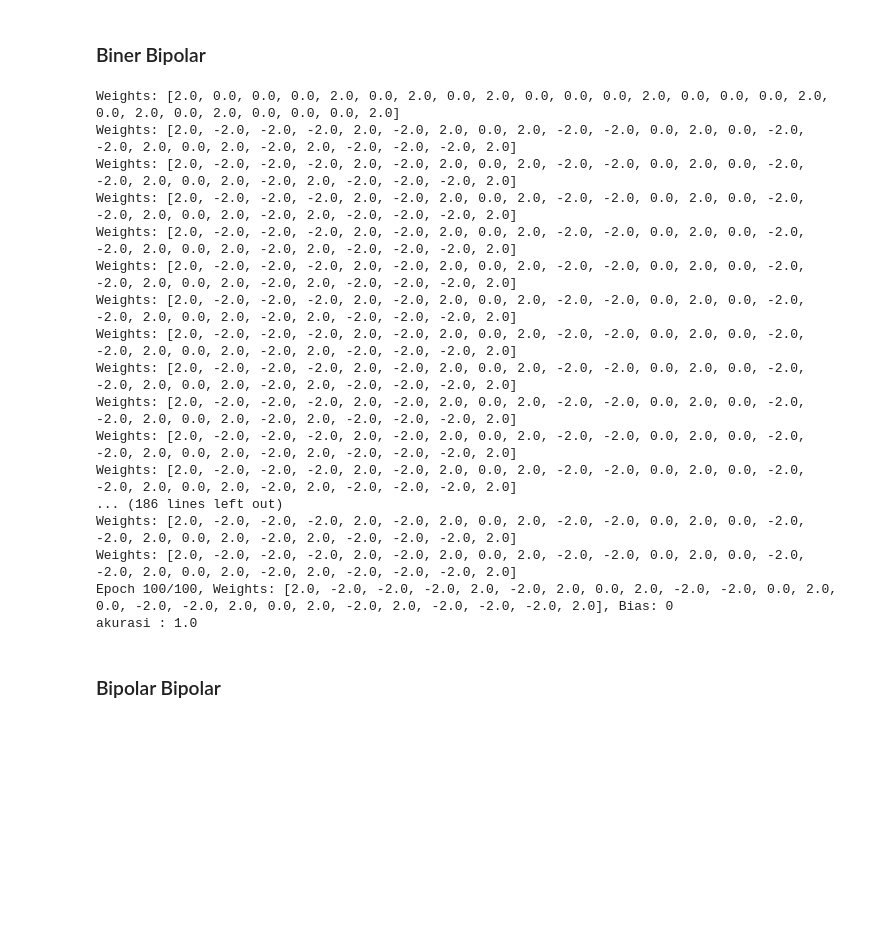
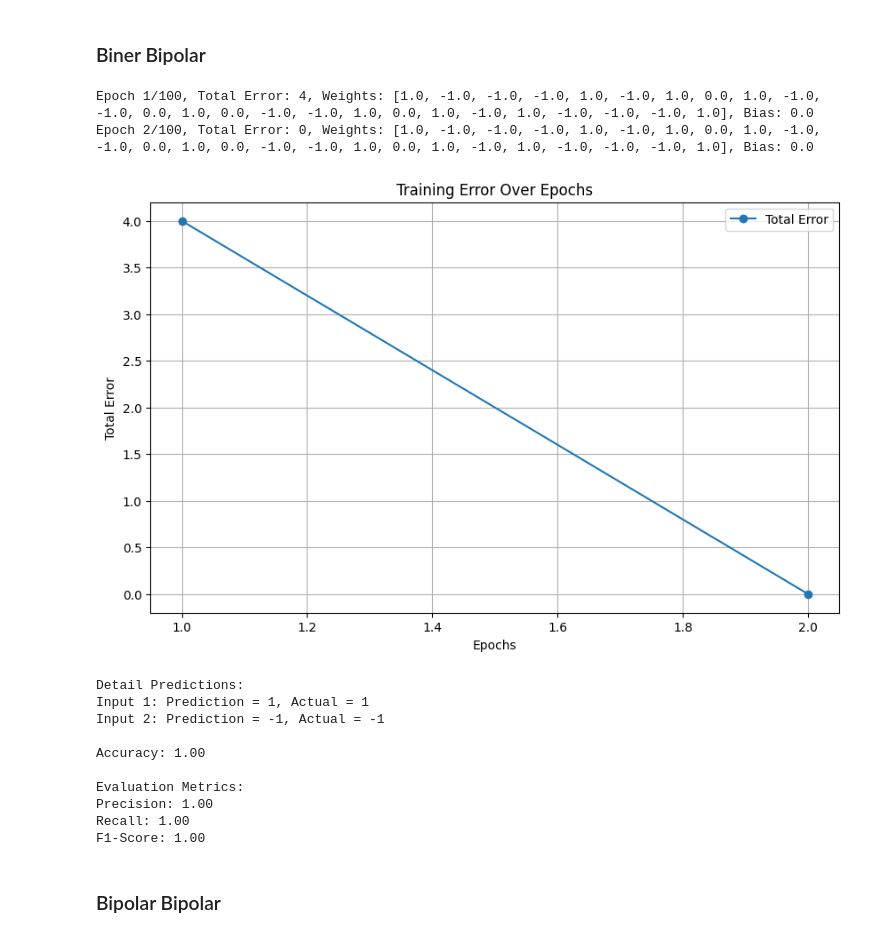
Before and after one commit to Ndraaa15/College-Task-Artificial-Neural-Network, a Jupyter notebook: Perceptron/LKK2_JSTG2.ipynb, the cells around one changed output. Cells and saved outputs as stored; diff of their text form; code cells hidden in the pictures; blank space fills up the shorter version.

```diff
--- a/Perceptron/LKK2_JSTG2.ipynb
+++ b/Perceptron/LKK2_JSTG2.ipynb
@@ -491,38 +478,44 @@ akurasi : 1.0
 # %%
 X = np.array([
   [1, 0, 0, 0, 1, 0, 1, 0, 1, 0, 0, 0, 1, 0, 0, 0, 1, 0, 1, 0, 1, 0, 0, 0, 1],
   [0, 1, 1, 1, 0, 1, 0, 0, 0, 1, 1, 0, 0, 0, 1, 1, 0, 0, 0, 1, 0, 1, 1, 1, 0],
 ])
 
 y = np.array([1, -1])
 
 
 X_test = np.array([
   [1, 0, 0, 0, 1, 0, 1, 0, 1, 0, 0, 0, 0, 0, 0, 0, 1, 0, 1, 0, 1, 0, 0, 0, 1],
   [0, 1, 1, 1, 0, 1, 0, 0, 0, 1, 0, 0, 0, 0, 0, 1, 0, 0, 0, 1, 0, 1, 1, 1, 0],
 ])
 
-perceptron = Perceptron(input_size=25, learning_rate=1, epochs=100, activation_function=bipolar_step)
+# Perceptron Training and Evaluation
+perceptron = Perceptron(input_size=25, learning_rate=0.5, epochs=100, activation_function=bipolar_step)
 perceptron.train(X, y)
-print(f"akurasi : {perceptron.evaluate(X, y)}")
+
+# Plot Training Error
+perceptron.plot_errors()
+
+# Evaluate Model
+accuracy, predictions = perceptron.evaluate(X_test, y)
+print(f"\nAccuracy: {accuracy:.2f}")
+
+# Calculate and Print Metrics
+calculate_metrics(y, predictions)
 # %% [output]
-Weights: [2.0, 0.0, 0.0, 0.0, 2.0, 0.0, 2.0, 0.0, 2.0, 0.0, 0.0, 0.0, 2.0, 0.0, 0.0, 0.0, 2.0, 0.0, 2.0, 0.0, 2.0, 0.0, 0.0, 0.0, 2.0]
-Weights: [2.0, -2.0, -2.0, -2.0, 2.0, -2.0, 2.0, 0.0, 2.0, -2.0, -2.0, 0.0, 2.0, 0.0, -2.0, -2.0, 2.0, 0.0, 2.0, -2.0, 2.0, -2.0, -2.0, -2.0, 2.0]
-Weights: [2.0, -2.0, -2.0, -2.0, 2.0, -2.0, 2.0, 0.0, 2.0, -2.0, -2.0, 0.0, 2.0, 0.0, -2.0, -2.0, 2.0, 0.0, 2.0, -2.0, 2.0, -2.0, -2.0, -2.0, 2.0]
-Weights: [2.0, -2.0, -2.0, -2.0, 2.0, -2.0, 2.0, 0.0, 2.0, -2.0, -2.0, 0.0, 2.0, 0.0, -2.0, -2.0, 2.0, 0.0, 2.0, -2.0, 2.0, -2.0, -2.0, -2.0, 2.0]
-Weights: [2.0, -2.0, -2.0, -2.0, 2.0, -2.0, 2.0, 0.0, 2.0, -2.0, -2.0, 0.0, 2.0, 0.0, -2.0, -2.0, 2.0, 0.0, 2.0, -2.0, 2.0, -2.0, -2.0, -2.0, 2.0]
-Weights: [2.0, -2.0, -2.0, -2.0, 2.0, -2.0, 2.0, 0.0, 2.0, -2.0, -2.0, 0.0, 2.0, 0.0, -2.0, -2.0, 2.0, 0.0, 2.0, -2.0, 2.0, -2.0, -2.0, -2.0, 2.0]
-Weights: [2.0, -2.0, -2.0, -2.0, 2.0, -2.0, 2.0, 0.0, 2.0, -2.0, -2.0, 0.0, 2.0, 0.0, -2.0, -2.0, 2.0, 0.0, 2.0, -2.0, 2.0, -2.0, -2.0, -2.0, 2.0]
-Weights: [2.0, -2.0, -2.0, -2.0, 2.0, -2.0, 2.0, 0.0, 2.0, -2.0, -2.0, 0.0, 2.0, 0.0, -2.0, -2.0, 2.0, 0.0, 2.0, -2.0, 2.0, -2.0, -2.0, -2.0, 2.0]
-Weights: [2.0, -2.0, -2.0, -2.0, 2.0, -2.0, 2.0, 0.0, 2.0, -2.0, -2.0, 0.0, 2.0, 0.0, -2.0, -2.0, 2.0, 0.0, 2.0, -2.0, 2.0, -2.0, -2.0, -2.0, 2.0]
-Weights: [2.0, -2.0, -2.0, -2.0, 2.0, -2.0, 2.0, 0.0, 2.0, -2.0, -2.0, 0.0, 2.0, 0.0, -2.0, -2.0, 2.0, 0.0, 2.0, -2.0, 2.0, -2.0, -2.0, -2.0, 2.0]
-Weights: [2.0, -2.0, -2.0, -2.0, 2.0, -2.0, 2.0, 0.0, 2.0, -2.0, -2.0, 0.0, 2.0, 0.0, -2.0, -2.0, 2.0, 0.0, 2.0, -2.0, 2.0, -2.0, -2.0, -2.0, 2.0]
-Weights: [2.0, -2.0, -2.0, -2.0, 2.0, -2.0, 2.0, 0.0, 2.0, -2.0, -2.0, 0.0, 2.0, 0.0, -2.0, -2.0, 2.0, 0.0, 2.0, -2.0, 2.0, -2.0, -2.0, -2.0, 2.0]
-... (186 lines left out)
-Weights: [2.0, -2.0, -2.0, -2.0, 2.0, -2.0, 2.0, 0.0, 2.0, -2.0, -2.0, 0.0, 2.0, 0.0, -2.0, -2.0, 2.0, 0.0, 2.0, -2.0, 2.0, -2.0, -2.0, -2.0, 2.0]
-Weights: [2.0, -2.0, -2.0, -2.0, 2.0, -2.0, 2.0, 0.0, 2.0, -2.0, -2.0, 0.0, 2.0, 0.0, -2.0, -2.0, 2.0, 0.0, 2.0, -2.0, 2.0, -2.0, -2.0, -2.0, 2.0]
-Epoch 100/100, Weights: [2.0, -2.0, -2.0, -2.0, 2.0, -2.0, 2.0, 0.0, 2.0, -2.0, -2.0, 0.0, 2.0, 0.0, -2.0, -2.0, 2.0, 0.0, 2.0, -2.0, 2.0, -2.0, -2.0, -2.0, 2.0], Bias: 0
-akurasi : 1.0
+Epoch 1/100, Total Error: 4, Weights: [1.0, -1.0, -1.0, -1.0, 1.0, -1.0, 1.0, 0.0, 1.0, -1.0, -1.0, 0.0, 1.0, 0.0, -1.0, -1.0, 1.0, 0.0, 1.0, -1.0, 1.0, -1.0, -1.0, -1.0, 1.0], Bias: 0.0
+Epoch 2/100, Total Error: 0, Weights: [1.0, -1.0, -1.0, -1.0, 1.0, -1.0, 1.0, 0.0, 1.0, -1.0, -1.0, 0.0, 1.0, 0.0, -1.0, -1.0, 1.0, 0.0, 1.0, -1.0, 1.0, -1.0, -1.0, -1.0, 1.0], Bias: 0.0
+[figure, added]
+Detail Predictions:
+Input 1: Prediction = 1, Actual = 1
+Input 2: Prediction = -1, Actual = -1
+
+Accuracy: 1.00
+
+Evaluation Metrics:
+Precision: 1.00
+Recall: 1.00
+F1-Score: 1.00
 # %% [markdown]
 ### Bipolar Bipolar
 # %%
```
Also changed, not shown: parts of 17 cells of this notebook.
